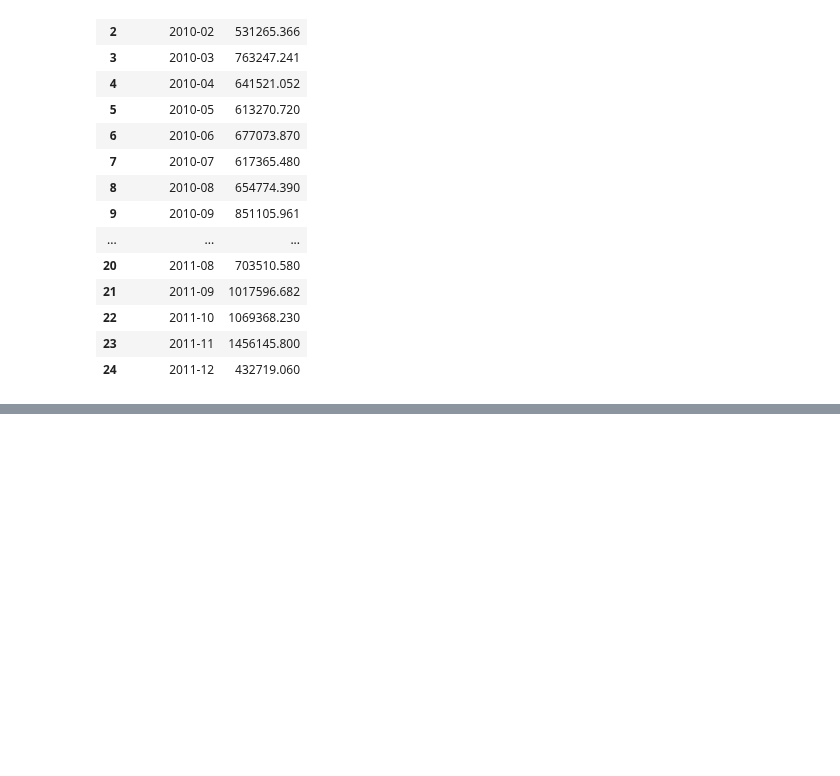
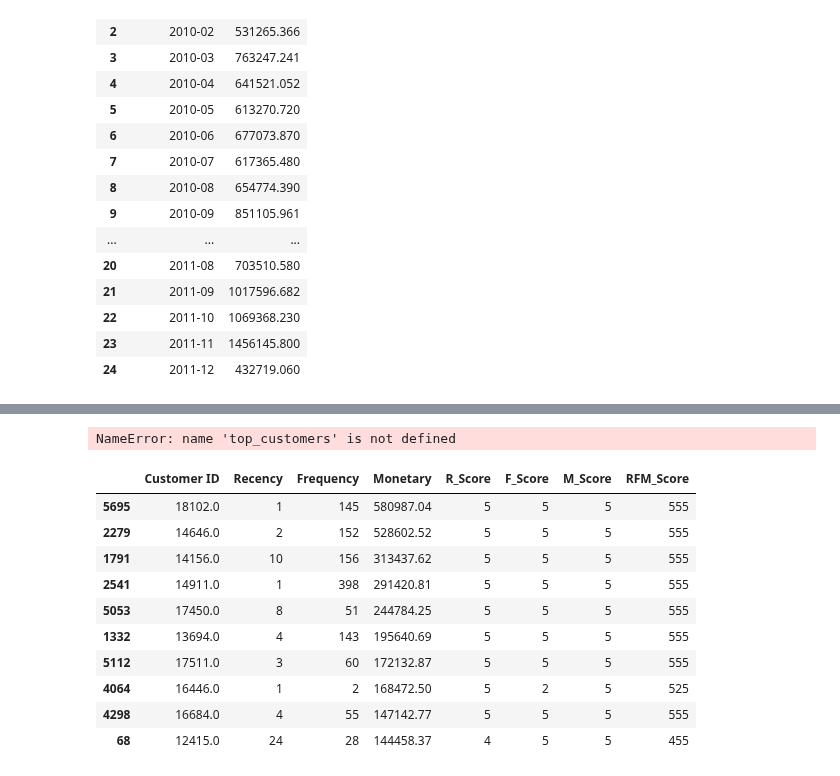
Before and after one commit to sabarishwaran261082-SCE/RetailPulse, a Jupyter notebook: notebooks/01_data_profiling.ipynb, the cells around one changed output, grey strips where cells are left out. Cells and saved outputs as stored; diff of their text form; code cells hidden in the pictures; blank space fills up the shorter version.

```diff
--- a/notebooks/01_data_profiling.ipynb
+++ b/notebooks/01_data_profiling.ipynb
@@ -510,0 +519,4 @@ visualization.pie_chart(
+# %%
+df = load_data("../data/processed/online_retail_processed.csv")
+
+df.head()
@@ -510,0 +564,2 @@ visualization.pie_chart(
+# %%
+df["InvoiceDate"] = pd.to_datetime(df["InvoiceDate"])
@@ -510,0 +603,18 @@ visualization.pie_chart(
+# %%
+top_customers(rfm_df)
+# %% [output]
+NameError: name 'top_customers' is not defined
+# %%
+rfm.top_customers(rfm_df)
+# %% [output]
+|  | Customer ID | Recency | Frequency | Monetary | R_Score | F_Score | M_Score | RFM_Score |
+| 5695 | 18102.0 | 1 | 145 | 580987.04 | 5 | 5 | 5 | 555 |
+| 2279 | 14646.0 | 2 | 152 | 528602.52 | 5 | 5 | 5 | 555 |
+| 1791 | 14156.0 | 10 | 156 | 313437.62 | 5 | 5 | 5 | 555 |
+| 2541 | 14911.0 | 1 | 398 | 291420.81 | 5 | 5 | 5 | 555 |
+| 5053 | 17450.0 | 8 | 51 | 244784.25 | 5 | 5 | 5 | 555 |
+| 1332 | 13694.0 | 4 | 143 | 195640.69 | 5 | 5 | 5 | 555 |
+| 5112 | 17511.0 | 3 | 60 | 172132.87 | 5 | 5 | 5 | 555 |
+| 4064 | 16446.0 | 1 | 2 | 168472.50 | 5 | 2 | 5 | 525 |
+| 4298 | 16684.0 | 4 | 55 | 147142.77 | 5 | 5 | 5 | 555 |
+| 68 | 12415.0 | 24 | 28 | 144458.37 | 4 | 5 | 5 | 455 |
```
Also changed, not shown: parts of 34 cells of this notebook, 8 other files.
